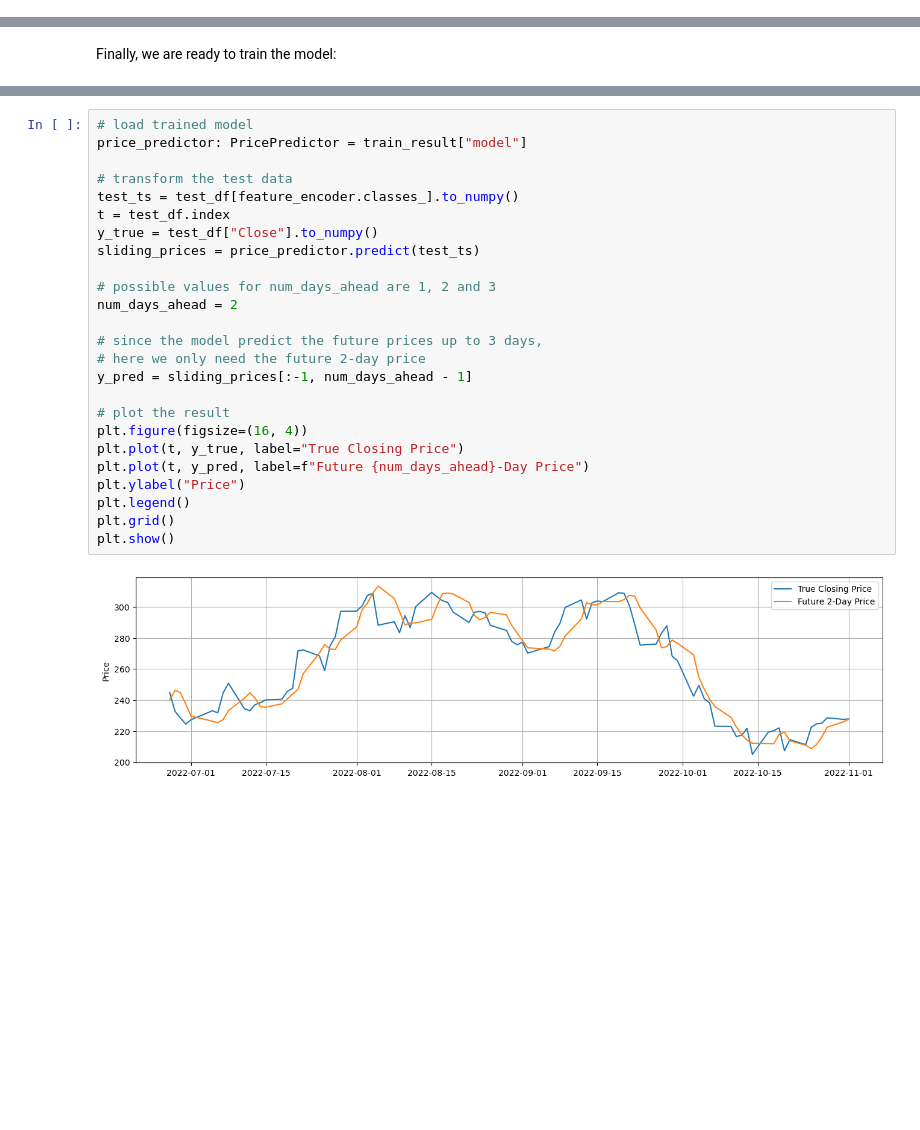
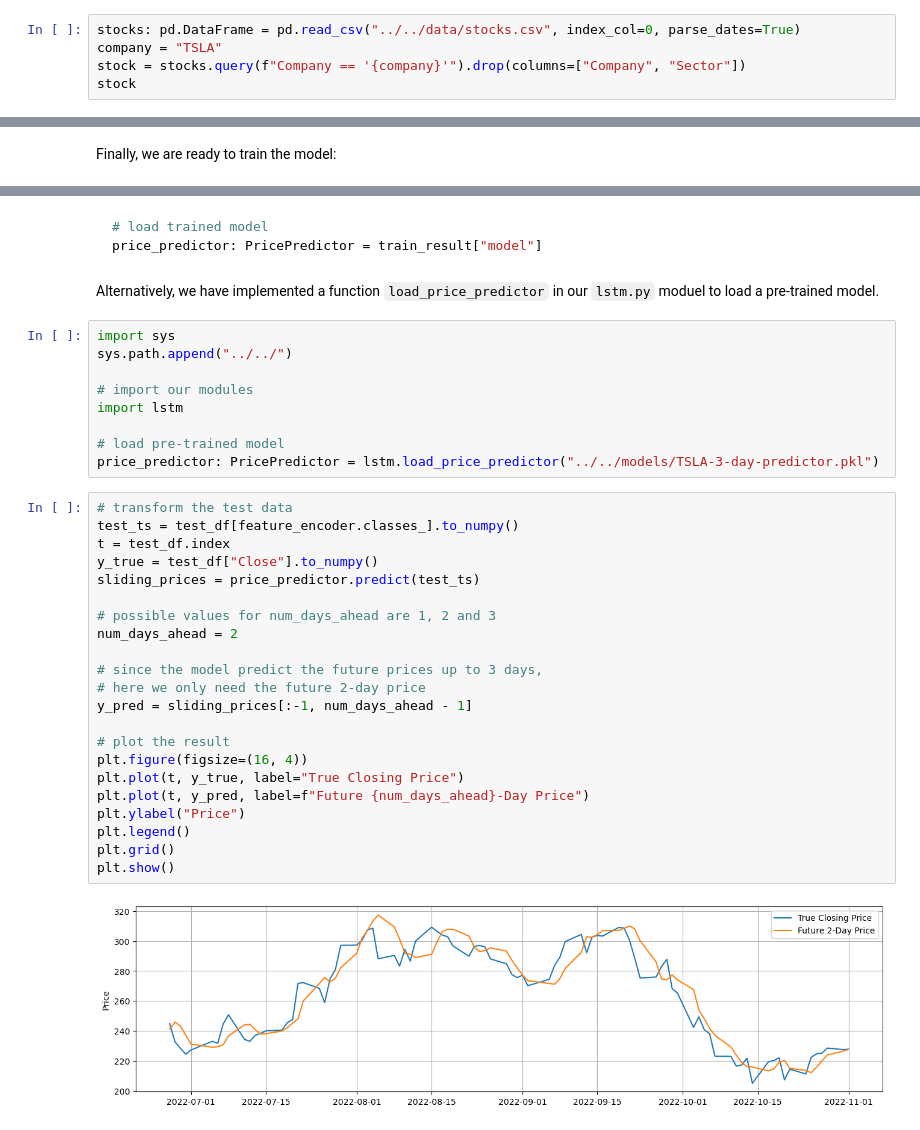
Before and after one commit to Isaac-Fate/stox, a Jupyter notebook: _sources/closing-price-prediction/multivariate-time-series.ipynb, the cells around one changed output, grey strips where cells are left out. Drawn from its saved outputs; the diff is of its cells as text; blank space fills up the shorter version.

````diff
--- a/_sources/closing-price-prediction/multivariate-time-series.ipynb
+++ b/_sources/closing-price-prediction/multivariate-time-series.ipynb
@@ -32,0 +15,5 @@ stock
+# %%
+stocks: pd.DataFrame = pd.read_csv("../../data/stocks.csv", index_col=0, parse_dates=True)
+company = "TSLA"
+stock = stocks.query(f"Company == '{company}'").drop(columns=["Company", "Sector"])
+stock
@@ -621,27 +639,40 @@ Fitting 2 folds for each of 10 candidates, totalling 20 fits
+# %% [markdown]
+```py
+# load trained model
+price_predictor: PricePredictor = train_result["model"]
+```
+# %% [markdown]
+Alternatively, we have implemented a function `load_price_predictor` in our `lstm.py` moduel to load a pre-trained model.
+# %%
+import sys
+sys.path.append("../../")
+
+# import our modules
+import lstm
+
+# load pre-trained model
+price_predictor: PricePredictor = lstm.load_price_predictor("../../models/TSLA-3-day-predictor.pkl")
 # %%
-# load trained model
-price_predictor: PricePredictor = train_result["model"]
-
 # transform the test data
 test_ts = test_df[feature_encoder.classes_].to_numpy()
 t = test_df.index
 y_true = test_df["Close"].to_numpy()
 sliding_prices = price_predictor.predict(test_ts)
 
 # possible values for num_days_ahead are 1, 2 and 3
 num_days_ahead = 2
 
 # since the model predict the future prices up to 3 days,
 # here we only need the future 2-day price
 y_pred = sliding_prices[:-1, num_days_ahead - 1]
 
 # plot the result
 plt.figure(figsize=(16, 4))
 plt.plot(t, y_true, label="True Closing Price")
 plt.plot(t, y_pred, label=f"Future {num_days_ahead}-Day Price")
 plt.ylabel("Price")
 plt.legend()
 plt.grid()
 plt.show()
 # %% [output]
-[figure, old version]
+[figure, new version]
````
Also changed, not shown: parts of 7 cells of this notebook, 48 other files.
